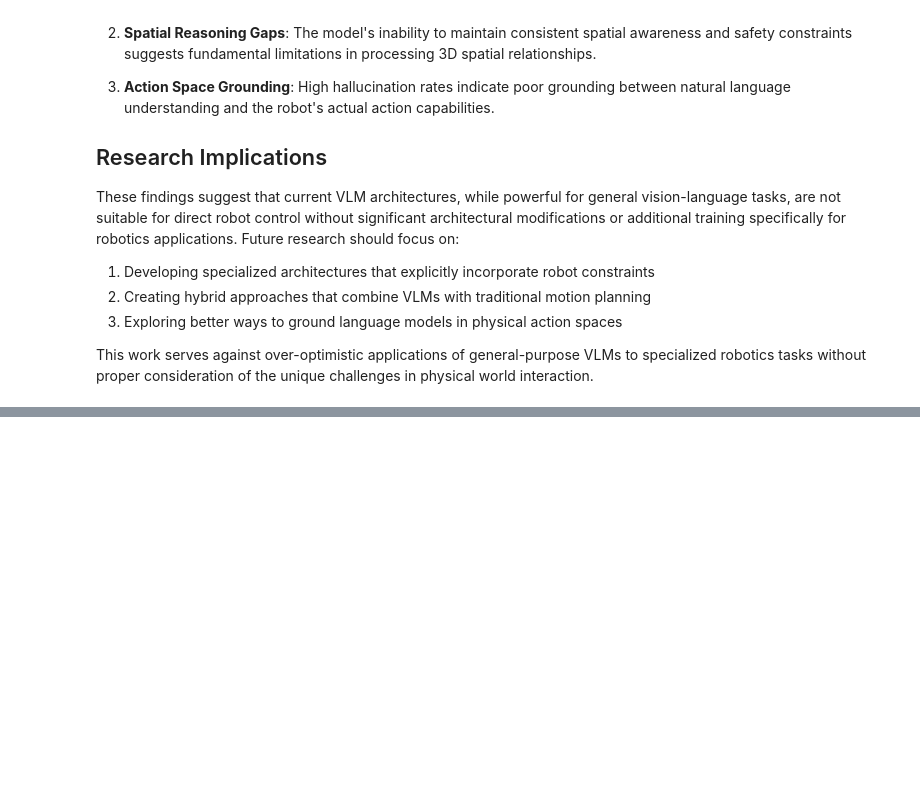
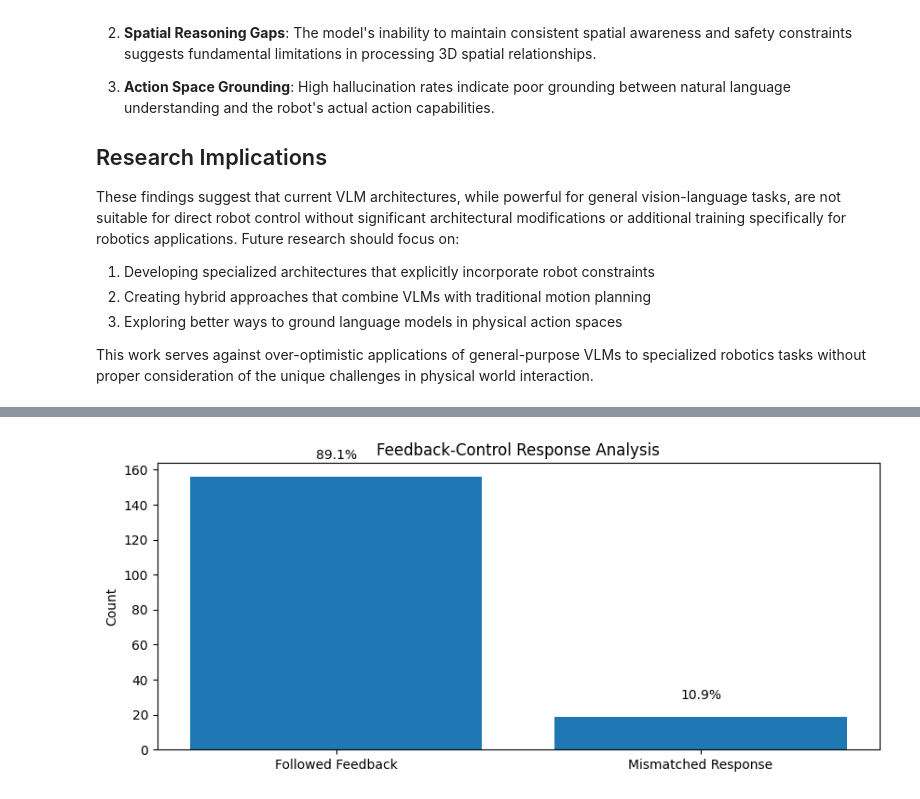
Before and after one commit to Omoshirokunai/ros_llm_ws_pal, a Jupyter notebook: src/flask_app/analysis.ipynb, the cells around one changed output, grey strips where cells are left out. Drawn from its saved outputs; the diff is of its cells as text; code cells hidden in the pictures; blank space fills up the shorter version.

```diff
--- a/src/flask_app/analysis.ipynb
+++ b/src/flask_app/analysis.ipynb
@@ -215,0 +199,34 @@ ValueError: 'label' must be of length 'x'
+# %%
+# 4. Feedback-Control Mismatch Analysis
+def analyze_feedback_control_mismatch(data):
+    mismatches = 0
+    total = 0
+    for session in data['sessions']:
+        for subgoal in session['subgoals']:
+            prev_feedback = None
+            for i, (action, feedback) in enumerate(zip(subgoal.get('actions', []),
+                                                     subgoal.get('feedbacks', []))):
+                if prev_feedback and 'adjust' in prev_feedback.get('feedback','').lower():
+                    if 'turn' in prev_feedback.get('feedback','').lower() and 'move' in action.get('action','').lower():
+                        mismatches += 1
+                    elif 'forward' in prev_feedback.get('feedback','').lower() and 'turn' in action.get('action','').lower():
+                        mismatches += 1
+                total += 1
+                prev_feedback = feedback
+    return mismatches, total
+
+
+mismatches, total = analyze_feedback_control_mismatch(data)
+mismatch_rate = (mismatches/total)*100 if total > 0 else 0
+
+fig, ax = plt.subplots(figsize=(10, 4))
+ax.bar(['Followed Feedback', 'Mismatched Response'],
+        [total-mismatches, mismatches])
+ax.set_title('Feedback-Control Response Analysis')
+ax.set_ylabel('Count')
+
+for i, count in enumerate([total-mismatches, mismatches]):
+    ax.text(i, count + 10, f"{count / total * 100:.1f}%", ha='center')
+plt.show()
+# %% [output]
+[figure, added]
```
Also changed, not shown: parts of 10 cells of this notebook, 1 other file.
